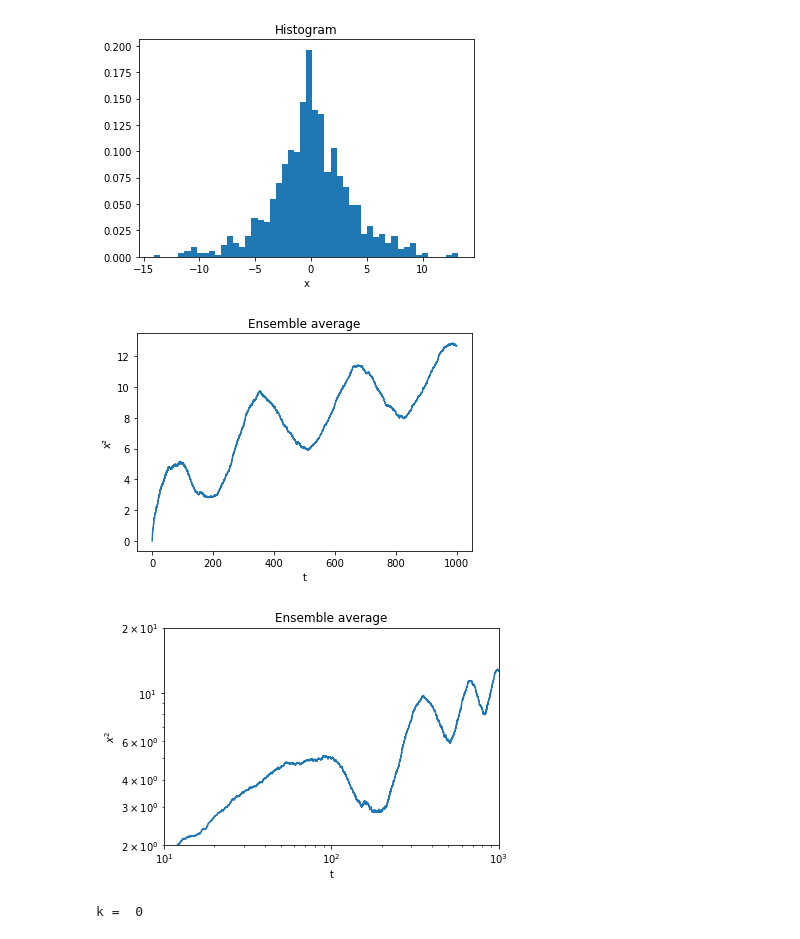
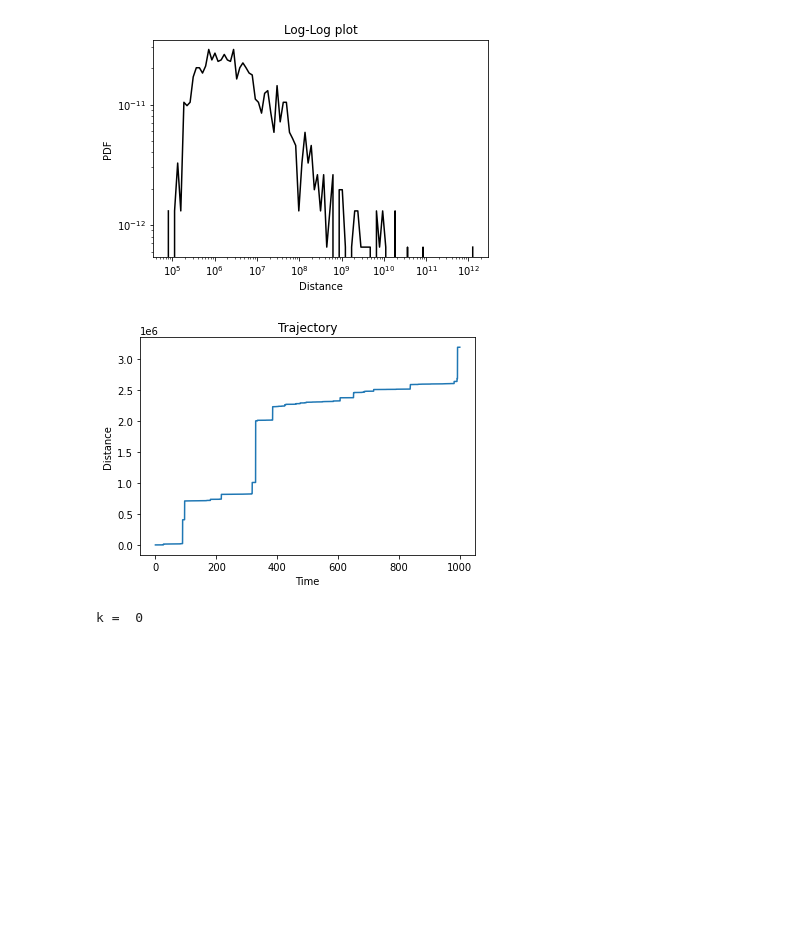
Before and after one commit to adws2/non_equilibrium_simulation, a Jupyter notebook: CTRW/CTRW_simulation.ipynb, the cells around one changed output. Cells and saved outputs as stored; diff of their text form; code cells hidden in the pictures; blank space fills up the shorter version.

Commit message:
Added images

```diff
--- a/CTRW/CTRW_simulation.ipynb
+++ b/CTRW/CTRW_simulation.ipynb
@@ -26,8 +26,6 @@ def ctrw(psi,lamb):
 
   return np.array(trajectory)
 
-
-
 def ctrw_harmonic(psi,lamb,k):
   ###
   #psi : time distribution
@@ -43,6 +41,7 @@ def ctrw_harmonic(psi,lamb,k):
   trajectory = []
   v_arr = []
 
+  ## harmonic potential term
   for n,t in enumerate(Time):
     wating_time += dt
     a = -k*x
@@ -58,6 +57,23 @@ def ctrw_harmonic(psi,lamb,k):
     v_arr.append(v)
 
   return np.array(trajectory)
+
+def log_binnig(x,nbin = 50):
+    _min = x.min()
+    _max = x.max()
+    msk = x > 0
+    neg_x = ~msk.sum()
+    if neg_x >0:
+        print('There is some negative values (n=%d)'%neg_x)
+        x = x[msk]
+    _min = np.log10(_min)
+    _max = np.log10(_max)
+    bins = np.logspace(_min,_max,nbin)
+
+
+    widths = bins[1:] - bins[:-1]
+    hist, e = np.histogram(x, bins, normed=True)
+    return widths, hist
 # %%
 ens = 1000
 n = 10000 # Maximum number of jumps
@@ -73,10 +89,10 @@ Time_X_2 = np.zeros(ens)
 position = np.zeros((ens,len(Time)))
 
 for en in range(ens):
-  psi = levy.rvs(size=n) ### Levy distribution : a = 1/2  // b = 1
-  lamb = np.random.normal(0.,1,size=(n)) # jump length distribution : Gaussian
+  psi = np.random.normal(0.,1,size=(n)) #  Gaussian
+  lamb = levy.rvs(size=n) ### Levy distribution : a = 1/2  // b = 1
 
-  X = ctrw_harmonic(psi,lamb,0.0001)
+  X = ctrw(psi,lamb)
 
   X_2 = X**2
 
@@ -87,34 +103,28 @@ for en in range(ens):
   Time_X_2[en] = np.sum(X_2)/len(Time)
 
   position[en,:] = X
-# %%
-last_position = position[:,-1]
-plt.title('Histogram')
-plt.xlabel('x')
-plt.hist(last_position,bins = 50,density = True)
-plt.show()
-
-
-plt.title('Ensemble average')
-plt.ylabel(r'$x^2$')
-plt.xlabel('t')
-plt.plot(Time,ave_X_2)
-plt.show()
-# %% [output]
-[figure, removed]
-[figure, removed]
-# %%
-plt.title('Ensemble average')
-plt.ylabel(r'$x^2$')
-plt.xlabel('t')
-plt.plot(Time,ave_X_2)
-plt.yscale('log')
-plt.xscale('log')
-plt.xlim(10,1000)
-plt.ylim(2,20)
-plt.show()
-# %% [output]
-[figure, removed]
+# %%
+last_position = position[:,-1]
+plt.title('Log-Log plot')
+a,b = log_binnig(last_position,nbin = 100)
+plt.plot(a,b,'k')
+plt.ylabel('PDF')
+plt.xlabel('Distance')
+plt.xscale('log')
+plt.yscale('log')
+plt.savefig('Levy.svg')
+plt.show()
+
+last_ensemble = position[-1,:]
+plt.title('Trajectory')
+plt.plot(Time,last_ensemble)
+plt.ylabel('Distance')
+plt.xlabel('Time')
+plt.savefig('save/Trajectory.svg')
+plt.show()
+# %% [output]
+[figure, added]
+[figure, added]
 # %%
 ens = 1000
 n = 500 # Maximum number of jumps
```
Also changed, not shown: 10 other files.
